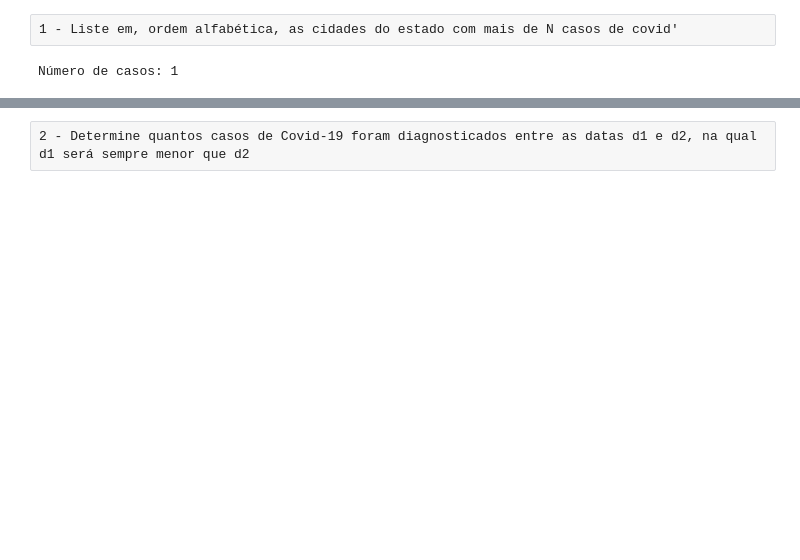
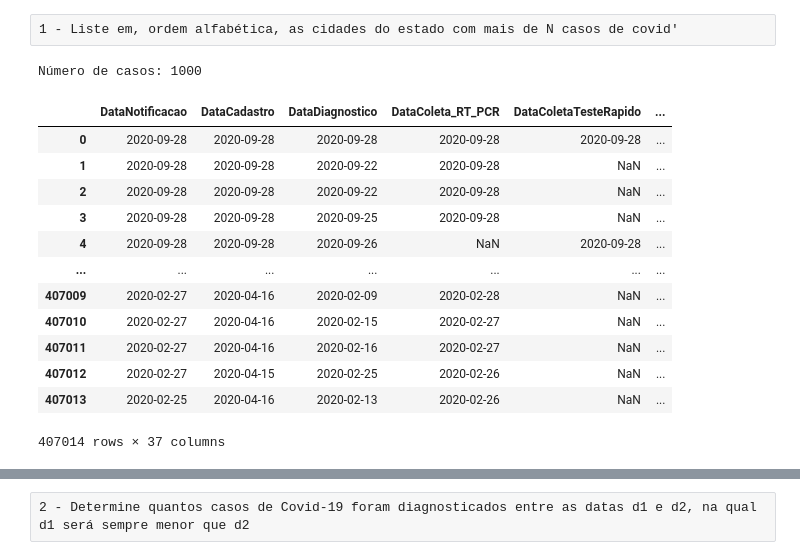
Before and after one commit to Lucas-Castro-de-Rezende/covid-panel, a Jupyter notebook: covid-panel.ipynb, the cells around one changed output, grey strips where cells are left out. Cells and saved outputs as stored; diff of their text form; code cells hidden in the pictures; blank space fills up the shorter version.

```diff
--- a/covid-panel.ipynb
+++ b/covid-panel.ipynb
@@ -5,6 +5,20 @@ import pandas as pd
 # %%
 covid_data = pd.read_csv("data/MICRODADOS.csv", encoding = "latin-1", on_bad_lines='skip', delimiter=";")
 N = int(input("Número de casos:"))
+covid_data
 # %% [output]
-Número de casos: 1
+Número de casos: 1000
+|  | DataNotificacao | DataCadastro | DataDiagnostico | DataColeta_RT_PCR | DataColetaTesteRapido | ... |
+| 0 | 2020-09-28 | 2020-09-28 | 2020-09-28 | 2020-09-28 | 2020-09-28 | ... |
+| 1 | 2020-09-28 | 2020-09-28 | 2020-09-22 | 2020-09-28 | NaN | ... |
+| 2 | 2020-09-28 | 2020-09-28 | 2020-09-22 | 2020-09-28 | NaN | ... |
+| 3 | 2020-09-28 | 2020-09-28 | 2020-09-25 | 2020-09-28 | NaN | ... |
+| 4 | 2020-09-28 | 2020-09-28 | 2020-09-26 | NaN | 2020-09-28 | ... |
+| ... | ... | ... | ... | ... | ... | ... |
+| 407009 | 2020-02-27 | 2020-04-16 | 2020-02-09 | 2020-02-28 | NaN | ... |
+| 407010 | 2020-02-27 | 2020-04-16 | 2020-02-15 | 2020-02-27 | NaN | ... |
+| 407011 | 2020-02-27 | 2020-04-16 | 2020-02-16 | 2020-02-27 | NaN | ... |
+| 407012 | 2020-02-27 | 2020-04-15 | 2020-02-25 | 2020-02-26 | NaN | ... |
+| 407013 | 2020-02-25 | 2020-04-16 | 2020-02-13 | 2020-02-26 | NaN | ... |
+407014 rows × 37 columns
 # %%
```
Also changed, not shown: parts of 3 cells of this notebook.
